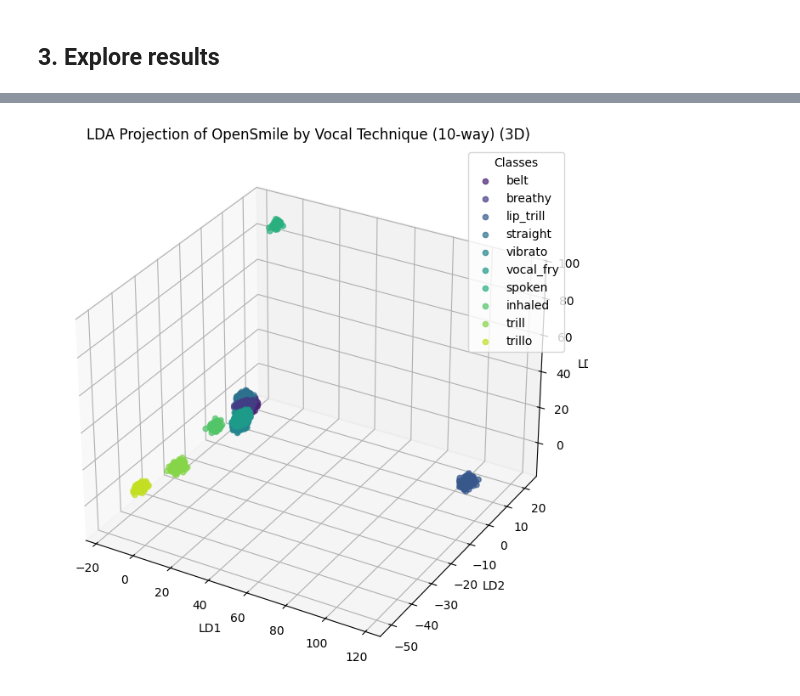
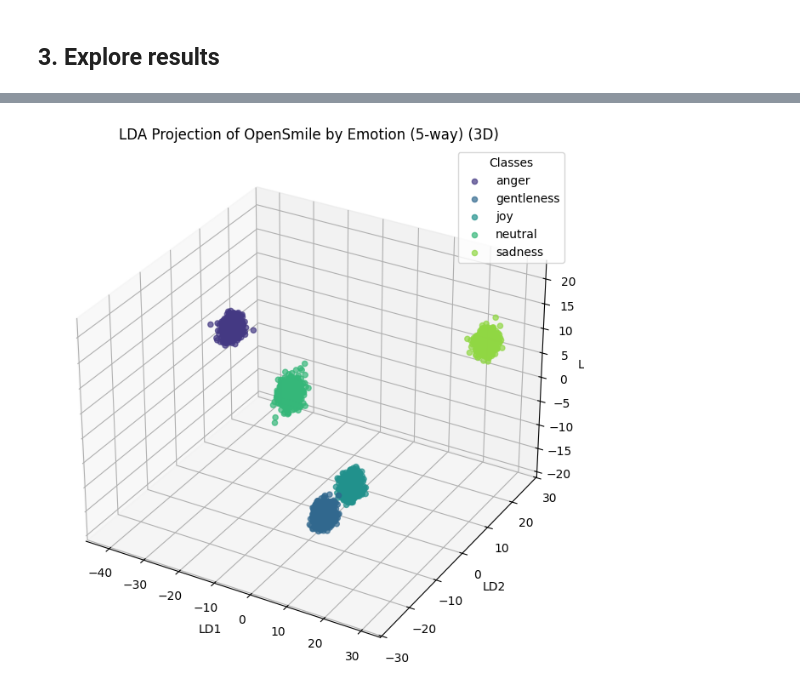
Before and after one commit to suvimh/audio_embeddings_and_feature_extraction_from_audio_dataset, a Jupyter notebook: TUNI_emotion_data/TUNI_data_extraction.ipynb, the cells around one changed output, grey strips where cells are left out. Saved outputs shown, nothing was run; the diff lists cells and outputs as text; code cells hidden in the pictures.

```diff
--- a/TUNI_emotion_data/TUNI_data_extraction.ipynb
+++ b/TUNI_emotion_data/TUNI_data_extraction.ipynb
@@ -204,7 +282,7 @@ Existing HDF5 files:
 from scripts.utils import load_parquet
 # Load extraction results
 
-output_dir = Path(vocalset_extraction.output_dir)
+output_dir = Path(TUNI_extraction.output_dir)
 
 # List all output files
 output_files = list(output_dir.glob("*.parquet"))
@@ -224,6 +300,7 @@ Generated output files:
 # %%
+import os
 df_opensmile = load_parquet(
-    os.path.join(output_dir, "vocalset_dataset_opensmile-compare-2016_3.0s.parquet")
+    os.path.join(output_dir, "tuni_emotion_dataset_opensmile-compare-2016_0.5s.parquet")
 )
 
 print(f"Data shape: {df_opensmile.shape}")
@@ -304,25 +394,20 @@ First few rows:
 # %%
 from scripts.feature_visualisation import prepare_and_plot_lda
 
 prepare_and_plot_lda(
     df_opensmile,
-    class_col="vocal_technique",
+    class_col="emotion",
     mode="3d",
-    data_type="OpenSmile by Vocal Technique (10-way)",
+    data_type="OpenSmile (0.5sec) by Emotion (5-way)",
     filters={
-        "vocal_technique": [
-            "vibrato",
-            "straight",
-            "trill",
-            "trillo",
-            "belt",
-            "breathy",
-            "inhaled",
-            "spoken",
-            "vocal_fry",
-            "lip_trill"
+        "emotion": [
+            "sadness",
+            "gentleness",
+            "anger",
+            "joy",
+            "neutral",
         ]
     },
 )
 # %% [output]
-[figure, old version]
+[figure, new version]
```
Also changed, not shown: parts of 24 cells of this notebook, 3 other files.
